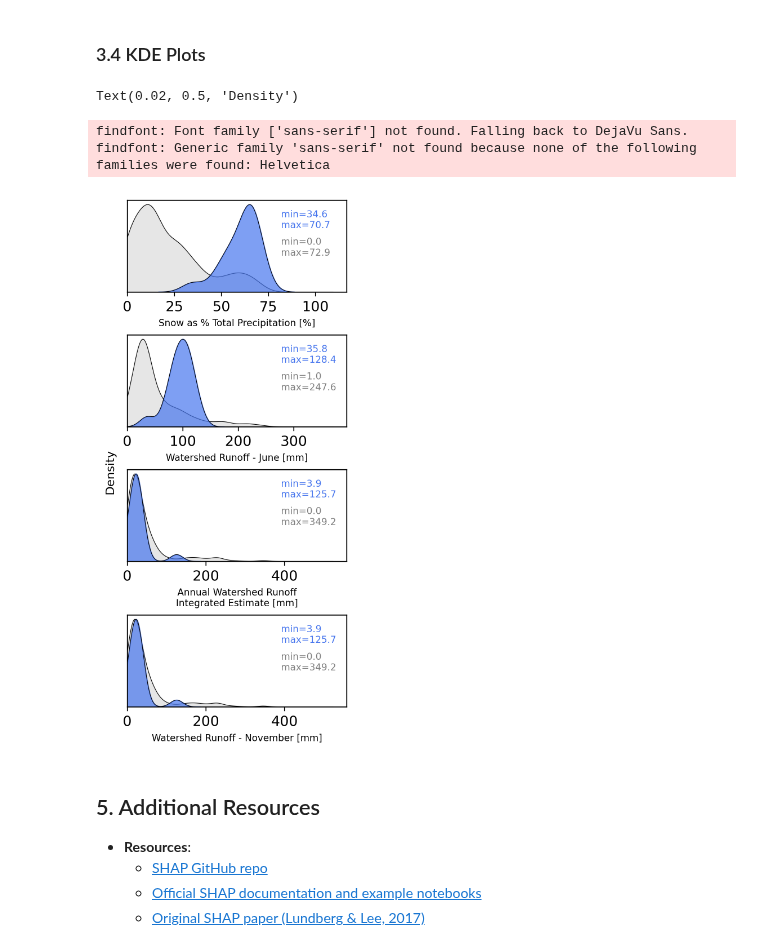
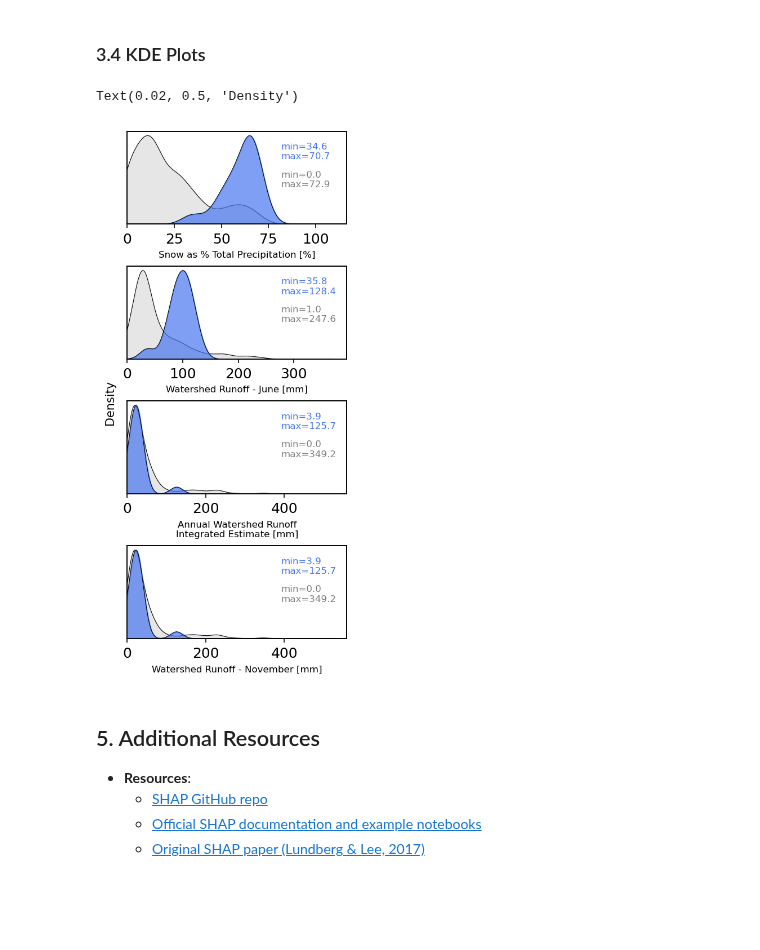
Before and after one commit to CIROH-UA/awi-ciroh-image, a Jupyter notebook: SHAPWorkshopDevCon/shap_workshop.ipynb, the cells around one changed output. Cells and saved outputs as stored; diff of their text form; code cells hidden in the pictures; blank space fills up the shorter version.

```diff
--- a/SHAPWorkshopDevCon/shap_workshop.ipynb
+++ b/SHAPWorkshopDevCon/shap_workshop.ipynb
@@ -29,12 +29,11 @@ Welcome to the **SHAP Values Workshop**! During this session, we’ll explore ho
 ### 1.1 Dataset Overview
 - Let's do some preliminary exploratory data analysis on the CAMELS dataset
 # %%
-# Set project directory
 import os
 from pathlib import Path
 
 # Set directories for accessing data, saved SHAP values, and pretrained models
-DATA_DIR = os.path.join(Path.cwd(), 'data')
+DATA_DIR = os.path.join(Path.cwd(), 'Data')
 OUTPUT_DIR = os.path.join(Path.cwd(), "outputs")
 MODEL_DIR = os.path.join(Path.cwd(), "models")
 # %%
@@ -582,7 +572,7 @@ dist_coords = [
 ]
 
 # Figure showing distributions
-fig, ax = plt.subplots(figsize=(3, 6.5), nrows=4, ncols=1, sharex=False, sharey=False, dpi=300, layout='constrained')
+fig, ax = plt.subplots(figsize=(3, 6.5), nrows=4, ncols=1, sharex=False, sharey=False, dpi=150, layout='constrained')
 
 for i in range(0, len(var)):
     kde = data[var[i]]
@@ -594,36 +584,34 @@ for i in range(0, len(var)):
 
     # plot cluster points
     x_clust = X_test[var[i]][X_test['Cluster_H_7'] == clust]
     ax2 = ax[i].twinx()
     var_dist = x_clust.plot.kde(ax=ax2, style=['k'], linewidth=0.5)
     x_var = var_dist.get_children()[0]._x
     y_var = var_dist.get_children()[0]._y
     ax2.fill_between(x_var,y_var,color=c, alpha=0.7, label='_nolegend_')
 
     ax2.set_ylabel('')
     ax2.set_yticklabels('')
     ax2.set_yticks([])
     ax2.set_ylim(0)
 
     # Annotation for gray distribution
     ax[i].annotate('min={}\nmax={}'.format(min(kde), max(kde)), dist_coords[i], xycoords='axes fraction', fontsize=8, color='gray')
     # Annotation for color distribution
     ax[i].annotate('min={}\nmax={}'.format(min(x_clust), max(x_clust)), anno_coords[i], xycoords='axes fraction', fontsize=8, color=c)
 
 for i in range(0, len(var)):
     ax[i].set_ylabel('')
     ax[i].set_yticklabels('')
     ax[i].set_yticks([])
     ax[i].set_ylim(0)
     ax[i].set_xlim(0)
     ax[i].set_xlabel(feat[i], fontsize=8)
 
 fig.supylabel('Density', fontsize=10)
 # %% [output]
 Text(0.02, 0.5, 'Density')
-findfont: Font family ['sans-serif'] not found. Falling back to DejaVu Sans.
-findfont: Generic family 'sans-serif' not found because none of the following families were found: Helvetica
-[figure, old version]
+[figure, new version]
 # %% [markdown]
 ## 5. Additional Resources
 - **Resources**:
```
Also changed, not shown: parts of 3 cells of this notebook.
